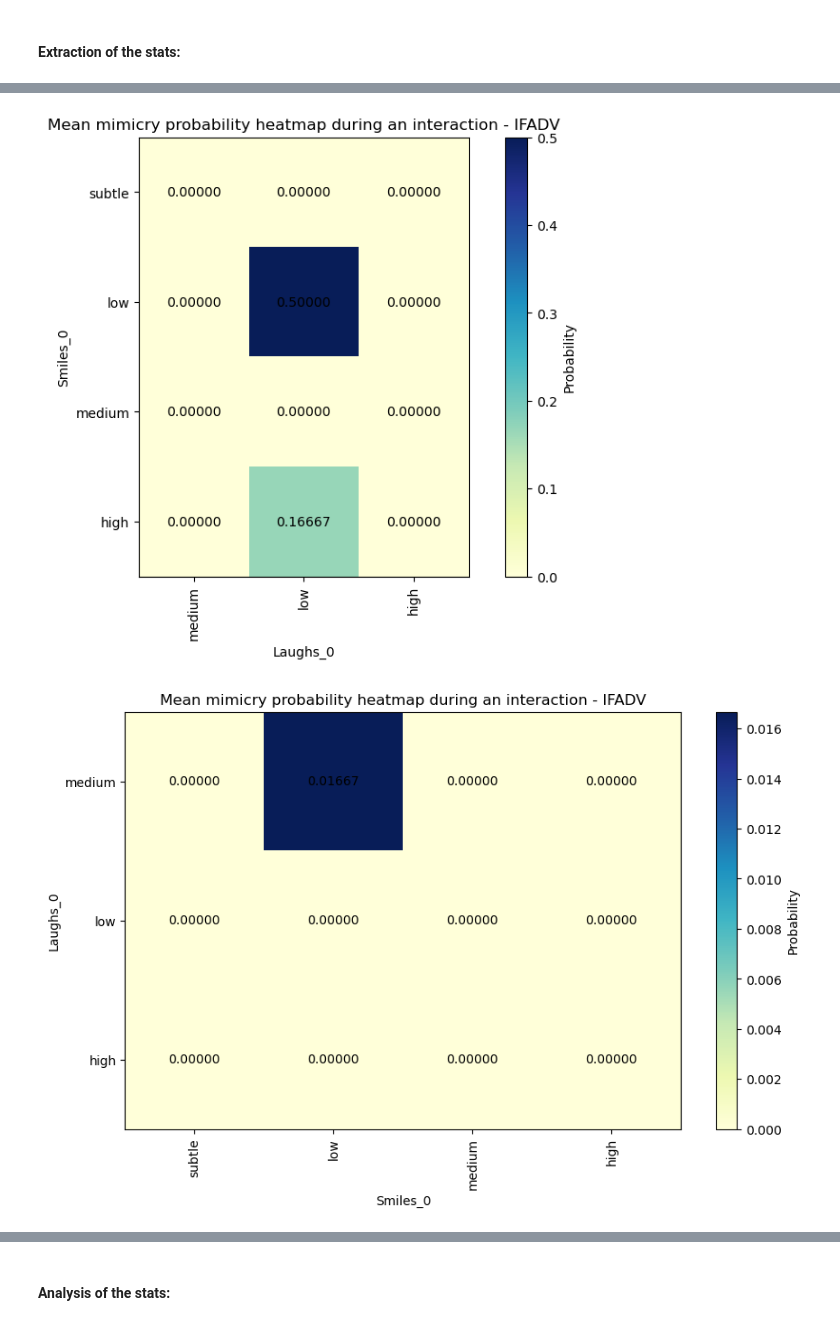
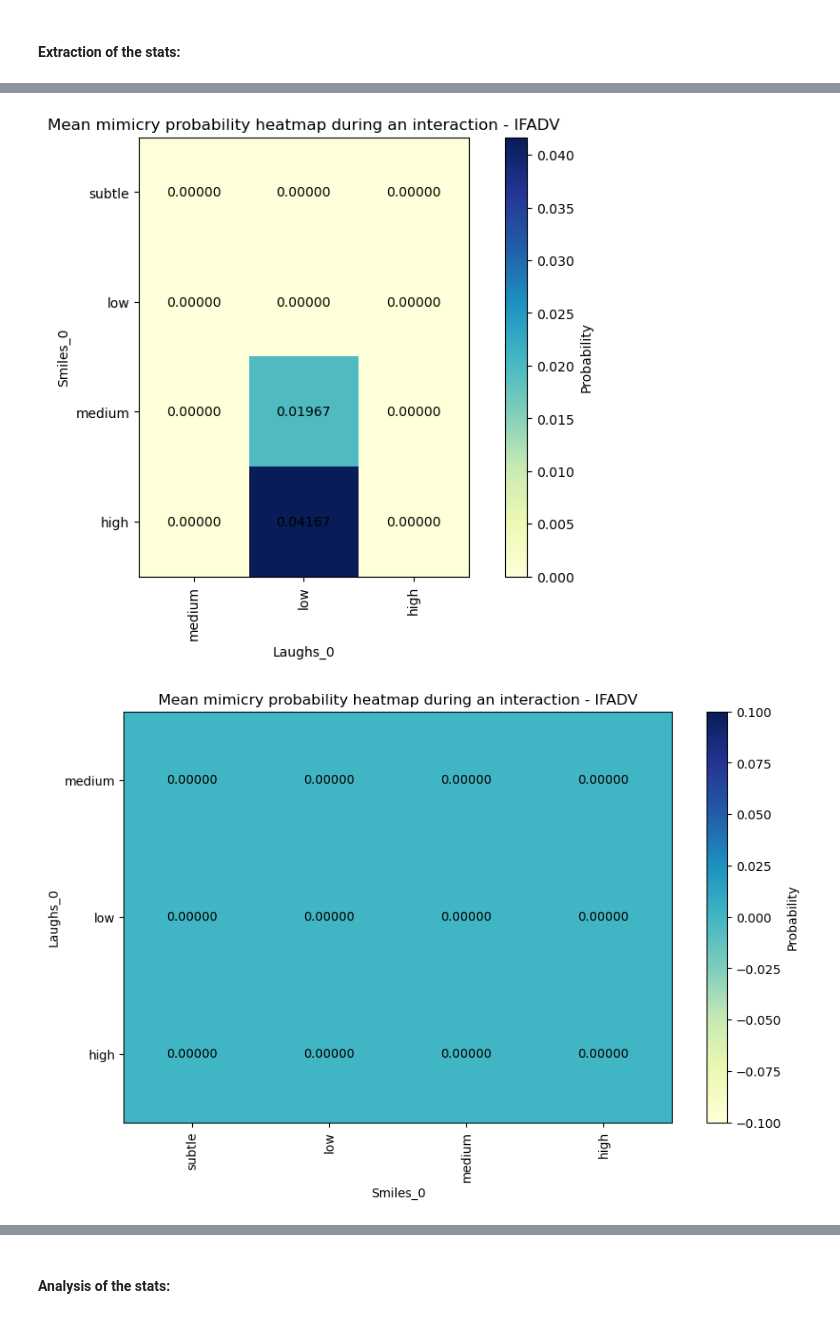
Before and after one commit to LucileVincent/S-L-Dynamics-Analysis, a Jupyter notebook: article_stats.ipynb, the cells around one changed output, grey strips where cells are left out. Drawn from its saved outputs; the diff is of its cells as text; code cells hidden in the pictures.

```diff
--- a/article_stats.ipynb
+++ b/article_stats.ipynb
@@ -26,6 +26,12 @@ We look at the capacity of someone to mimic someone else expression in an intera
 By definition, an event is mimicry when the same expression is replicated. For the purpose of this study, and to analyse the influence of two expressions on each other (smiles and laughs), the definition is extended to copying different expressions as well, i.e., smiles mimicking laughs and vice versa.
 # %% [markdown]
 We thus calculate the mimicry of each expression at a given intensity on another, and spk on lsn and vice versa for a delta = 0.
+# %%
+# A/B -> person B mimics person A
+# mimic_choice = 'A/B'
+
+# B/A -> person A mimics person B
+mimic_choice = 'B/A'
 # %% [markdown]
 ### Mimicry Smiles vs Laughs (all entities) for each database
 # %% [markdown]
@@ -42,7 +48,7 @@ for i, database in enumerate(databases_name):
         expression_choiceA = expressions[j]
         for k in range(len(expressions)):
             expression_choiceB = expressions[k]
-            list_mimicry_SL = give_mimicry_folder2(databases_list, database.lower(), get_tier_dict_conv_folder, get_tier_dict_conv_folder, expression_choiceA, expression_choiceB, delta_t=delta)
+            list_mimicry_SL = give_mimicry_folder2(databases_list, database.lower(), get_tier_dict_conv_folder, get_tier_dict_conv_folder, expression_choiceA, expression_choiceB, delta_t=delta, mimic_choice=mimic_choice)
             for item in list_mimicry_SL:
                  moyenne_prob_interaction += item[1]
             moyenne_prob_interaction = moyenne_prob_interaction/len(list_mimicry_SL)
@@ -110,7 +117,7 @@ for i, database in enumerate(databases_name):
                 entitiesB = tier_lists[expression_choiceB]
 
                 for entityB in entitiesB:
-                    list_mimicry_SL_entity = give_mimicry_folder2(databases_list, database.lower(), get_tier_dict_conv_folder, get_tier_dict_conv_folder, expression_choiceA, expression_choiceB, 'Intensity', label=[str.lower(entityA), str.lower(entityB)], delta_t=delta)
+                    list_mimicry_SL_entity = give_mimicry_folder2(databases_list, database.lower(), get_tier_dict_conv_folder, get_tier_dict_conv_folder, expression_choiceA, expression_choiceB, 'Intensity', label=[str.lower(entityA), str.lower(entityB)], delta_t=delta, mimic_choice=mimic_choice)
 
                     for item in list_mimicry_SL_entity:
                         moyenne_prob_interaction_2 += item[1]
@@ -203,7 +210,7 @@ for i, database in enumerate(databases_name):
 
             for entityA in entitiesA:
                 for entityB in entitiesB:
-                    list_mimicry_SL_entity = give_mimicry_folder2(databases_list, database.lower(), get_tier_dict_conv_folder, get_tier_dict_conv_folder, expression_choiceA, expression_choiceB, 'Intensity', label=[str.lower(entityA), str.lower(entityB)], delta_t=delta)
+                    list_mimicry_SL_entity = give_mimicry_folder2(databases_list, database.lower(), get_tier_dict_conv_folder, get_tier_dict_conv_folder, expression_choiceA, expression_choiceB, 'Intensity', label=[str.lower(entityA), str.lower(entityB)], delta_t=delta, mimic_choice=mimic_choice)
 
                     for item in list_mimicry_SL_entity:
                         moyenne_prob_interaction_2 += item[1]
@@ -258,3 +265,3 @@ for i, database in enumerate(databases_name):
-[figure, old version]
+[figure, new version]
-[figure, old version]
+[figure, new version]
 [figure]
```
Also changed, not shown: parts of 14 cells of this notebook, 2 other files.
